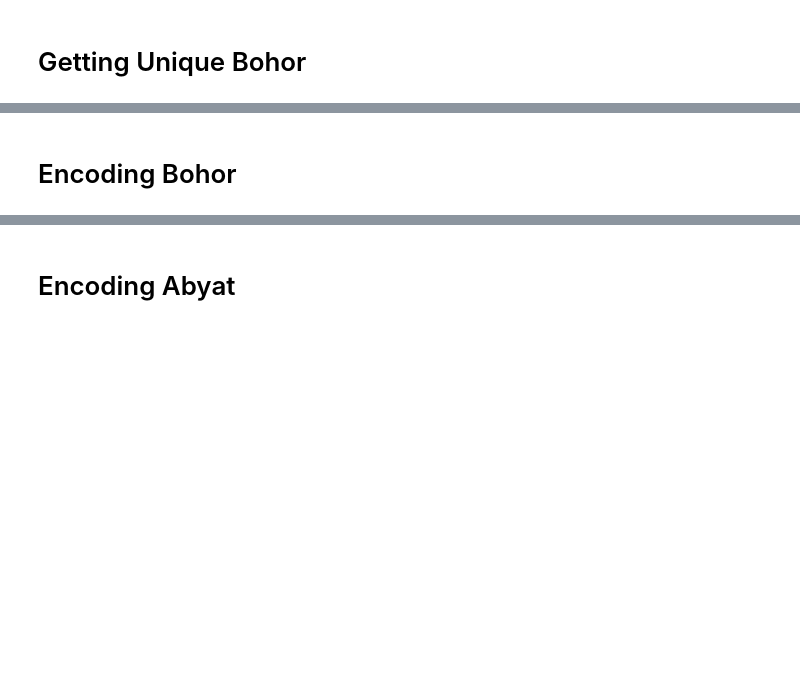
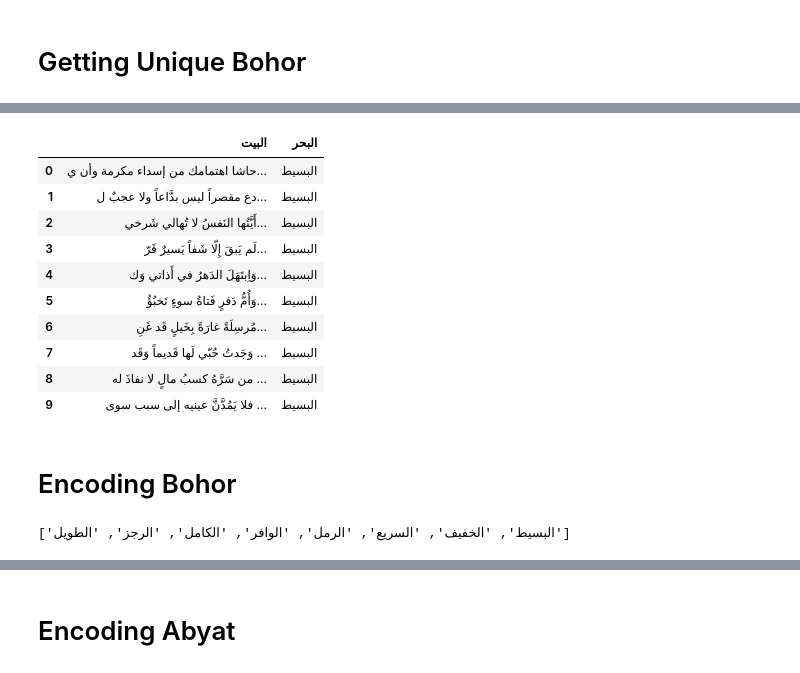
Before and after one commit to hci-lab/LearningMetersPoems, a Jupyter notebook: Arabic_Poetry_RNN/src/Encoding.ipynb, the cells around one changed output, grey strips where cells are left out. Cells and saved outputs as stored; diff of their text form; code cells hidden in the pictures; blank space fills up the shorter version.

```diff
--- a/Arabic_Poetry_RNN/src/Encoding.ipynb
+++ b/Arabic_Poetry_RNN/src/Encoding.ipynb
@@ -103,0 +128,14 @@ maximum_bayt_len
+# %%
+filtered_data[0:10]
+# %% [output]
+|  | البيت | البحر |
+| 0 | حاشا اهتمامك من إسداء مكرمة وأن ي... | البسيط |
+| 1 | دع مقصراً ليس بدَّاعاً ولا عجبٌ ل... | البسيط |
+| 2 | أَيَّتُها النَفسُ لا تُهالي شَرخي... | البسيط |
+| 3 | لَم يَبقَ إِلّا شَفاً يَسيرٌ قَرّ... | البسيط |
+| 4 | وَاِبتَهَلَ الدَهرُ في أَذاتي وَك... | البسيط |
+| 5 | وَأُمُّ دَفرٍ فَتاةُ سوءٍ تَخبُؤُ... | البسيط |
+| 6 | مُرسِلَةً غارَةً بِخَيلٍ قَد غَنِ... | البسيط |
+| 7 | وَجَدتُ حُبّي لَها قَديماً وَقَد ... | البسيط |
+| 8 | من سَرَّهُ كسبُ مالٍ لا نفاذَ له ... | البسيط |
+| 9 | فلا يَمُدَّنَّ عينيه إلى سبب سوى ... | البسيط |
@@ -117,3 +158,7 @@ integer_encoded = label_encoder.fit_transform(classic_bohor)
 onehot_encoder = OneHotEncoder(sparse=False)
 integer_encoded = integer_encoded.reshape(len(integer_encoded), 1)
 bohor_encoded = onehot_encoder.fit_transform(integer_encoded)
+# %%
+some_values
+# %% [output]
+['البسيط', 'الخفيف', 'السريع', 'الرمل', 'الوافر', 'الكامل', 'الرجز', 'الطويل']
```
Also changed, not shown: parts of 44 cells of this notebook.
